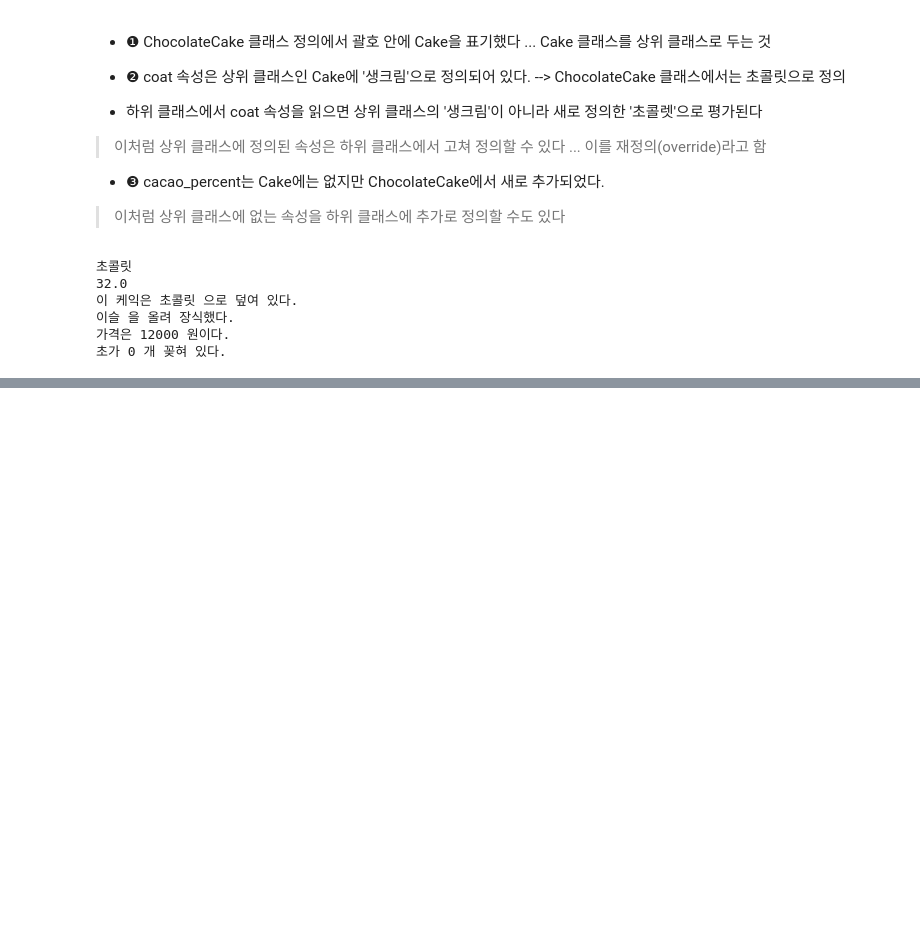
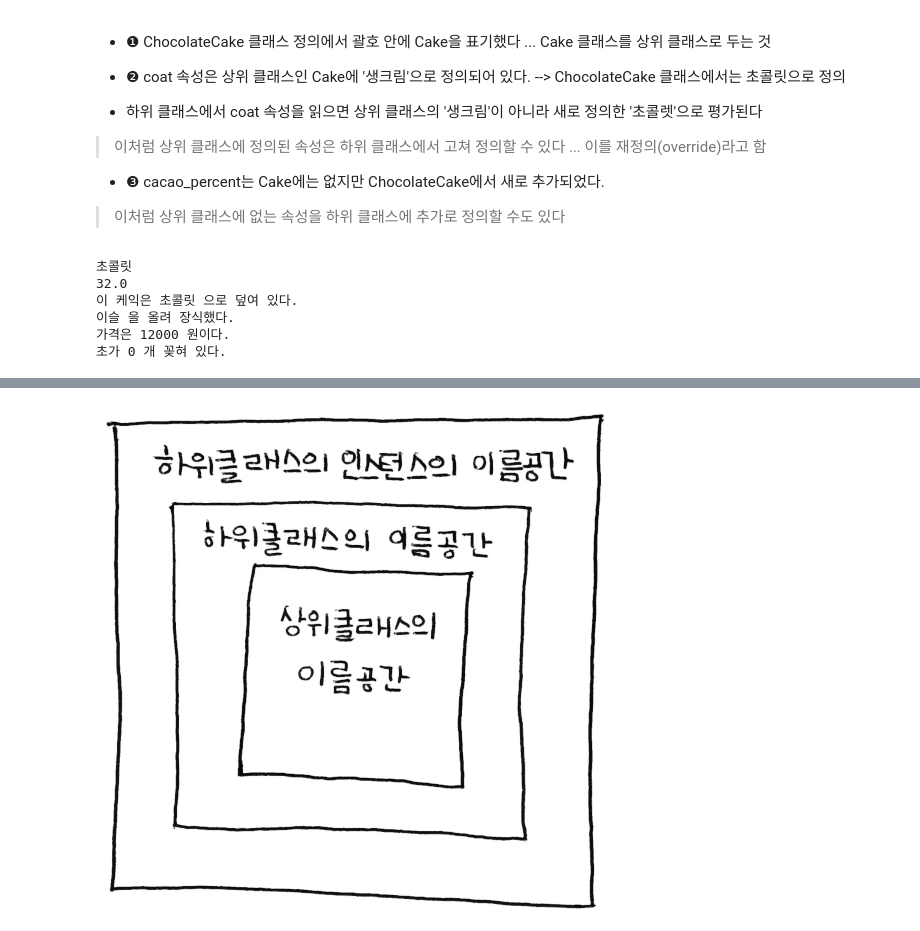
Before and after one commit to daegukdo/GCWM, a Jupyter notebook: 08/04_class.ipynb, the cells around one changed output, grey strips where cells are left out. Drawn from its saved outputs; the diff is of its cells as text; code cells hidden in the pictures; blank space fills up the shorter version.

```diff
--- a/08/04_class.ipynb
+++ b/08/04_class.ipynb
@@ -92,0 +260,4 @@ chocolate_cake_1.describe()
+# %%
+Image("img/07_img.png")
+# %% [output]
+[figure, added]
```
Also changed, not shown: parts of 40 cells of this notebook, 4 other files.
